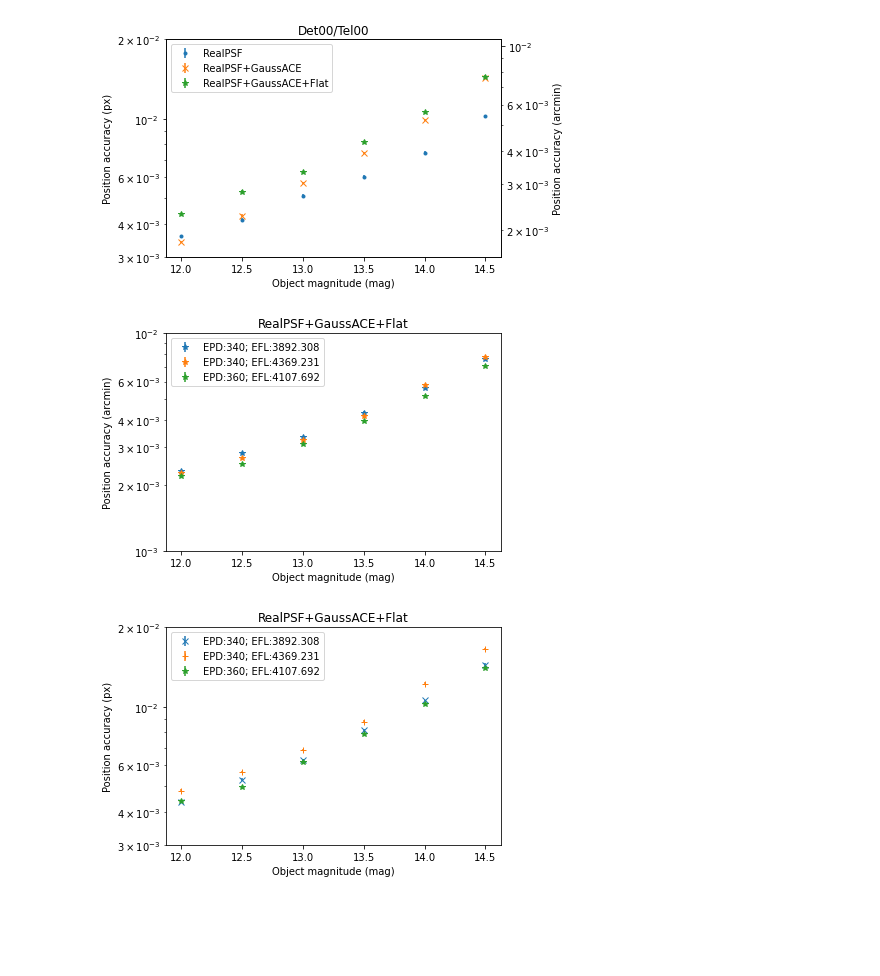
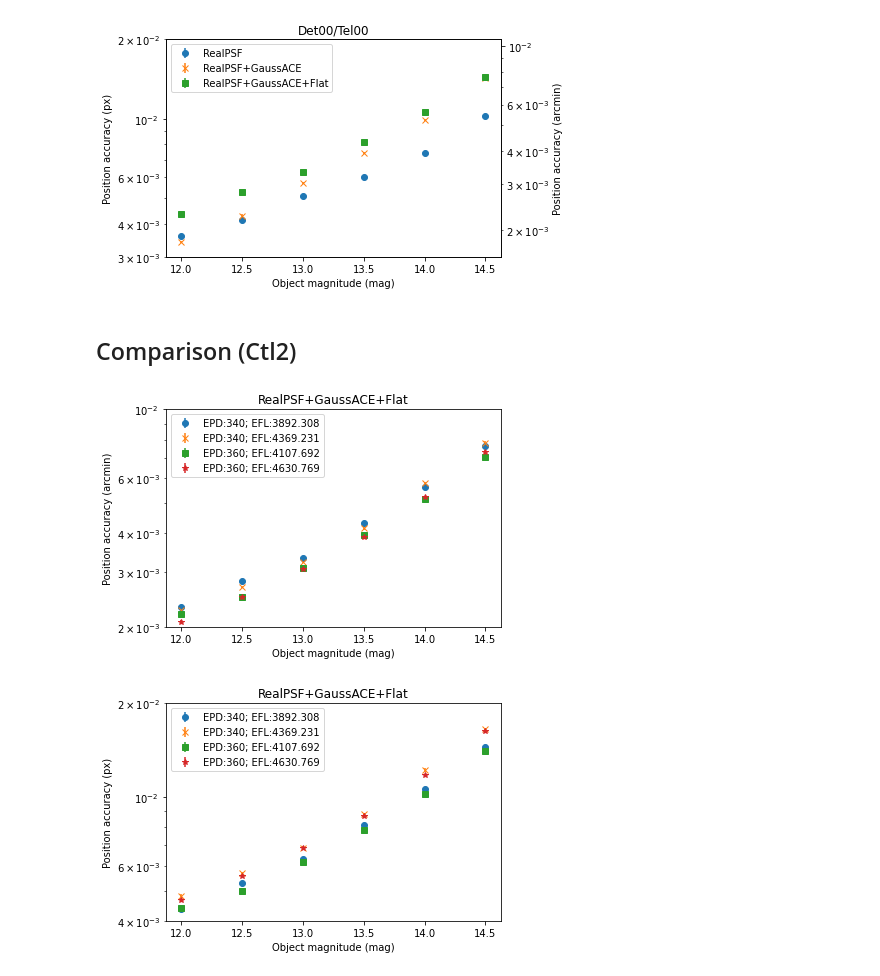
Before and after one commit to tkamizuka/jasmine-imagesim-data, a Jupyter notebook: 20220502a/99_Summary.ipynb, the cells around one changed output. Saved outputs shown, nothing was run; the diff lists cells and outputs as text; code cells hidden in the pictures; blank space fills up the shorter version.

Commit message:
New data added (TK).

```diff
--- a/20220502a/99_Summary.ipynb
+++ b/20220502a/99_Summary.ipynb
@@ -4,8 +12,8 @@ import matplotlib.pylab as plt
 # %%
-data = []
-data.append(np.loadtxt('02_results_ctl0_det00_tel00/data_accuracy.dat'))
-data.append(np.loadtxt('02_results_ctl1_det00_tel00/data_accuracy.dat'))
-data.append(np.loadtxt('02_results_ctl2_det00_tel00/data_accuracy.dat'))
-data.append(np.loadtxt('02_results_ctl2_det00_tel02/data_accuracy.dat'))
-data.append(np.loadtxt('02_results_ctl2_det10_tel10/data_accuracy.dat'))
-data = np.array(data)
+data = {}
+data['ctl0_det00_tel00'] = np.loadtxt('02_results_ctl0_det00_tel00/data_accuracy.dat')
+data['ctl1_det00_tel00'] = np.loadtxt('02_results_ctl1_det00_tel00/data_accuracy.dat')
+data['ctl2_det00_tel00'] = np.loadtxt('02_results_ctl2_det00_tel00/data_accuracy.dat')
+data['ctl2_det00_tel02'] = np.loadtxt('02_results_ctl2_det00_tel02/data_accuracy.dat')
+data['ctl2_det10_tel10'] = np.loadtxt('02_results_ctl2_det10_tel10/data_accuracy.dat')
+data['ctl2_det10_tel12'] = np.loadtxt('02_results_ctl2_det10_tel12/data_accuracy.dat')
@@ -33,38 +46,50 @@ ax2.set_ylim([ymin_px*fct, ymax_px*fct])
 plt.show()
 # %% [output]
 [figure]
+# %% [markdown]
+## Comparison (Ctl2)
 # %%
-ymin_px = 3e-3
-ymax_px = 2e-2
 efl1 = 3892.308e-3 # m
 efl2 = 4369.231e-3 # m
 efl3 = 4107.692e-3 # m
+efl4 = 4630.769e-3 # m
 pix_size = 10e-6   # m
 fct1 = pix_size/efl1*180.*3600./np.pi
 fct2 = pix_size/efl2*180.*3600./np.pi
 fct3 = pix_size/efl3*180.*3600./np.pi
+fct4 = pix_size/efl4*180.*3600./np.pi
 
 fig, ax = plt.subplots()
-ax.errorbar(data[2,:,0], data[2,:,1]*fct1, yerr=data[2,:,2]*fct1, marker='*', linestyle='None', label='EPD:340; EFL:3892.308')
-ax.errorbar(data[3,:,0], data[3,:,1]*fct2, yerr=data[3,:,2]*fct2, marker='*', linestyle='None', label='EPD:340; EFL:4369.231')
-ax.errorbar(data[4,:,0], data[4,:,1]*fct3, yerr=data[4,:,2]*fct3, marker='*', linestyle='None', label='EPD:360; EFL:4107.692')
+ax.errorbar(data['ctl2_det00_tel00'][:,0], data['ctl2_det00_tel00'][:,1]*fct1, yerr=data['ctl2_det00_tel00'][:,2]*fct1,\
+            marker='o', linestyle='None', label='EPD:340; EFL:3892.308')
+ax.errorbar(data['ctl2_det00_tel02'][:,0], data['ctl2_det00_tel02'][:,1]*fct2, yerr=data['ctl2_det00_tel02'][:,2]*fct2,\
+            marker='x', linestyle='None', label='EPD:340; EFL:4369.231')
+ax.errorbar(data['ctl2_det10_tel10'][:,0], data['ctl2_det10_tel10'][:,1]*fct3, yerr=data['ctl2_det10_tel10'][:,2]*fct3,\
+            marker='s', linestyle='None', label='EPD:360; EFL:4107.692')
+ax.errorbar(data['ctl2_det10_tel12'][:,0], data['ctl2_det10_tel12'][:,1]*fct4, yerr=data['ctl2_det10_tel12'][:,2]*fct4,\
+            marker='*', linestyle='None', label='EPD:360; EFL:4630.769')
 ax.set_yscale('log')
 ax.legend()
 ax.set_xlabel('Object magnitude (mag)')
 ax.set_ylabel('Position accuracy (arcmin)')
 ax.set_title('RealPSF+GaussACE+Flat')
-ax.set_ylim([1e-3, 1e-2])
+ax.set_ylim([2e-3, 1e-2])
 plt.show()
 # %% [output]
-[figure, old version]
+[figure, new version]
 # %%
-ymin_px = 3e-3
+ymin_px = 4e-3
 ymax_px = 2e-2
 
 fig, ax = plt.subplots()
-ax.errorbar(data[2,:,0], data[2,:,1], yerr=data[2,:,2], marker='x', linestyle='None', label='EPD:340; EFL:3892.308')
-ax.errorbar(data[3,:,0], data[3,:,1], yerr=data[3,:,2], marker='+', linestyle='None', label='EPD:340; EFL:4369.231')
-ax.errorbar(data[4,:,0], data[4,:,1], yerr=data[4,:,2], marker='*', linestyle='None', label='EPD:360; EFL:4107.692')
+ax.errorbar(data['ctl2_det00_tel00'][:,0], data['ctl2_det00_tel00'][:,1], yerr=data['ctl2_det00_tel00'][:,2],\
+            marker='o', linestyle='None', label='EPD:340; EFL:3892.308')
+ax.errorbar(data['ctl2_det00_tel02'][:,0], data['ctl2_det00_tel02'][:,1], yerr=data['ctl2_det00_tel02'][:,2],\
+            marker='x', linestyle='None', label='EPD:340; EFL:4369.231')
+ax.errorbar(data['ctl2_det10_tel10'][:,0], data['ctl2_det10_tel10'][:,1], yerr=data['ctl2_det10_tel10'][:,2],\
+            marker='s', linestyle='None', label='EPD:360; EFL:4107.692')
+ax.errorbar(data['ctl2_det10_tel12'][:,0], data['ctl2_det10_tel12'][:,1], yerr=data['ctl2_det10_tel12'][:,2],\
+            marker='*', linestyle='None', label='EPD:360; EFL:4630.769')
 
 ax.set_yscale('log')
 ax.legend()
@@ -74,4 +99,4 @@ ax.set_title('RealPSF+GaussACE+Flat')
 ax.set_ylim([ymin_px, ymax_px])
 plt.show()
 # %% [output]
-[figure, old version]
+[figure, new version]
```
Also changed, not shown: parts of 6 cells of this notebook, 9 other files.
